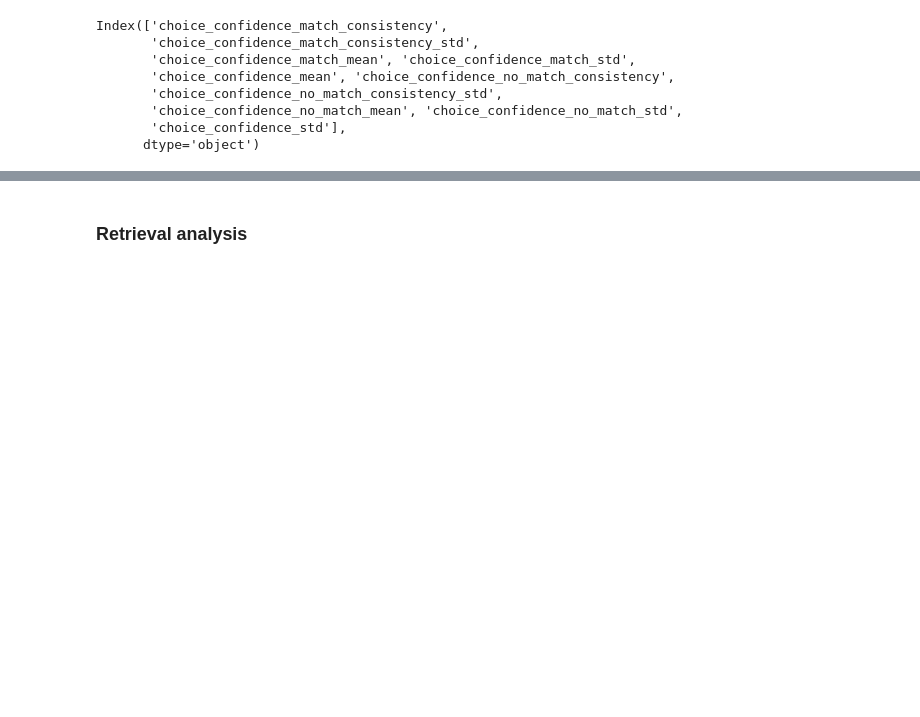
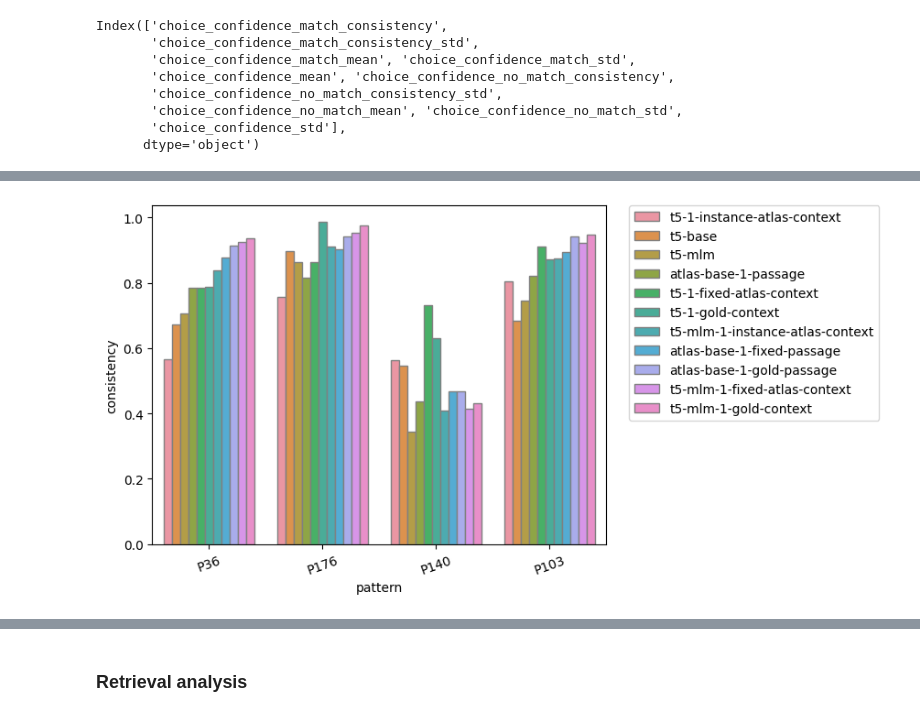
Before and after one commit to killahwhaleX/pararelstar, a Jupyter notebook: generate_result_plots.ipynb, the cells around one changed output, grey strips where cells are left out. Saved outputs shown, nothing was run; the diff lists cells and outputs as text; code cells hidden in the pictures; blank space fills up the shorter version.

```diff
--- a/generate_result_plots.ipynb
+++ b/generate_result_plots.ipynb
@@ -258,0 +309,9 @@ atlas-large-conf &        $0.64 \pm 0.10$ &              $0.71 \pm 0.10$ &
+# %%
+plot_patterns = {"P36","P140","P103","P176"}
+hue_order = data[data.pattern=="P36"].sort_values(by="consistency").lm
+sns.barplot(data=data[data.pattern.isin(plot_patterns)], x="pattern", y="consistency", hue="lm", hue_order=hue_order, edgecolor=".5")
+plt.xticks(rotation=20)
+plt.legend(bbox_to_anchor=(1.05, 1), loc='upper left', borderaxespad=0)
+plt.show()
+# %% [output]
+[figure, added]
```
Also changed, not shown: parts of 21 cells of this notebook.
